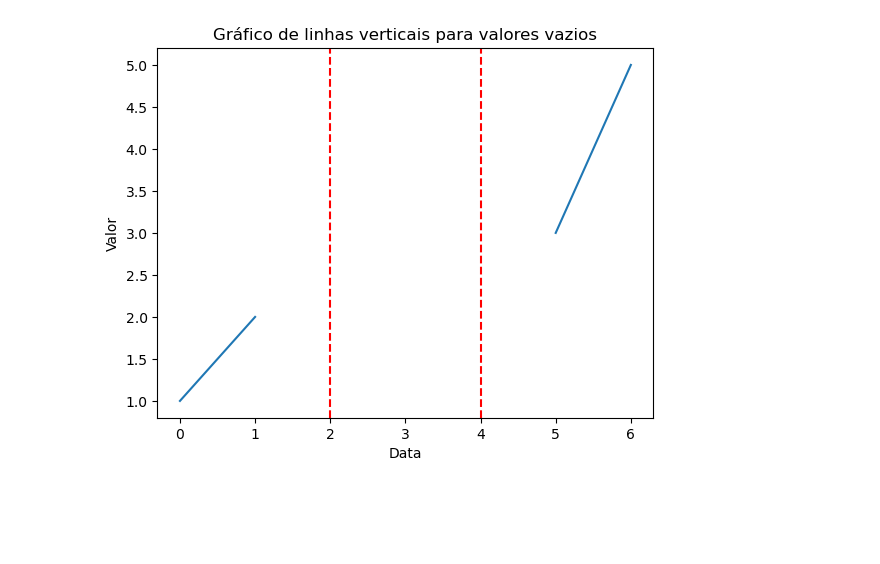
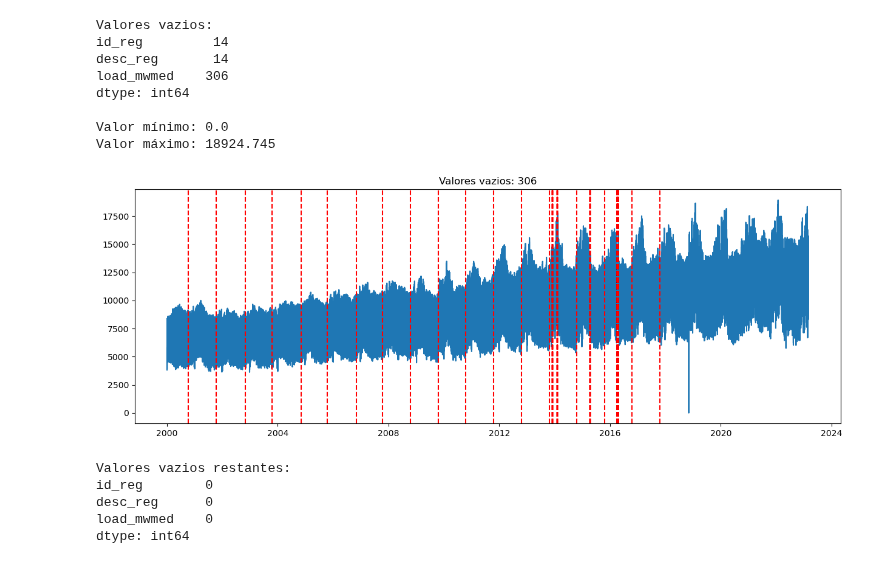
Before and after one commit to matheus-vizzotto/load_forecasting, a Jupyter notebook: lab/matheus/notebooks/scraping.ipynb, the cells around one changed output. Drawn from its saved outputs; the diff is of its cells as text; code cells hidden in the pictures; blank space fills up the shorter version.

Commit message:
fill

```diff
--- a/lab/matheus/notebooks/scraping.ipynb
+++ b/lab/matheus/notebooks/scraping.ipynb
@@ -24,6 +24,7 @@ class ons_data:
         self.missing_dates = []
         self.datas_estranhas = []
         self.data_dt_inserted = pd.DataFrame()
+        self.data_treated = pd.DataFrame()
         self.data_dir = "../../../data/"
 
     def read(self) -> pd.DataFrame:
@@ -121,9 +122,9 @@ class ons_data:
         y.loc[:,"date"] = pd.to_datetime(y.loc[:,"date"])
         y.set_index("date", inplace=True)
         y.sort_index(inplace=True)
-        faltantes = check_date_column(y, _freq='h')
-        if printer:
-            print("Datas faltantes após transformação:", faltantes)
+        # faltantes = check_date_column(y, _freq='h')
+        # if printer:
+        #     print("Datas faltantes após transformação:", faltantes)
         self.data_dt_inserted = y
         return y
 
@@ -140,13 +141,25 @@ class ons_data:
             plt.plot(pd.to_datetime(data.index), data["load_mwmed"])
             for data_faltante in missing_idx:
                 plt.axvline(x=data_faltante, color='red', linestyle='--')
-
             plt.title(f"Valores vazios: {n_missing}")
             plt.show()
+
+    def fill_na(self, _method: str, printer=False):
+        """Preenche valores vazios.
+
+        Args:
+            _method (str): método para preencher os valores vazios. ["linear", "nearest", "spline", "polynomial"]
+        """
+        data = self.data_dt_inserted
+        data.loc[:, "id_reg"] = data.loc[:, "id_reg"].fillna('ffill').fillna('bfill')
+        data.loc[:, "desc_reg"] = data.loc[:, "desc_reg"].fillna('ffill').fillna('bfill')
+        data.loc[:, "load_mwmed"] = data.loc[:, "load_mwmed"].interpolate(method=_method)
+        print("Valores vazios restantes:")
+        print(data.isna().sum())
+        self.data_treated = data
+        return data
 # %%
-data = ons_data(freq='h', ano_inicio=2000, ano_fim=2023)
+data = ons_data(freq='h', ano_inicio=2000, ano_fim=2023, idreg="S")
 df = data.read()
 data.check_date_column()
-data.insert_missing_dates()
-data.get_data_description(plot=True)
 # %% [output]
@@ -172,26 +180,21 @@ plt.show()
-# %%
-def grafico_linhas_verticais_valores_vazios(s):
-    # Encontra as datas com valores faltantes
-    datas_faltantes = s[s.isnull()].index
-
-    # Cria o gráfico
-    fig, ax = plt.subplots()
-    ax.plot(s.index, s.values)
-
-    # Traça linhas verticais nas posições das datas com valores faltantes
-    for data_faltante in datas_faltantes:
-        ax.axvline(x=data_faltante, color='red', linestyle='--')
-
-    # Configurações de plotagem
-    ax.set_xlabel('Data')
-    ax.set_ylabel('Valor')
-    ax.set_title('Gráfico de linhas verticais para valores vazios')
-
-    # Mostra o gráfico
-    plt.show()
-
-# Exemplo de uso
-s = pd.Series([1, 2, None, 4, None, 3, 5])
-grafico_linhas_verticais_valores_vazios(s)
-# %% [output]
-[figure, removed]
+# %%
+df2 = data.insert_missing_dates()
+data.get_data_description(plot=True)
+# %% [output]
+Valores vazios:
+id_reg         14
+desc_reg       14
+load_mwmed    306
+dtype: int64
+
+Valor mínimo: 0.0
+Valor máximo: 18924.745
+[figure, added]
+# %%
+data.fill_na(_method="linear")
+# %% [output]
+Valores vazios restantes:
+id_reg        0
+desc_reg      0
+load_mwmed    0
+dtype: int64
```
Also changed, not shown: parts of 2 cells of this notebook, 1 other file.
